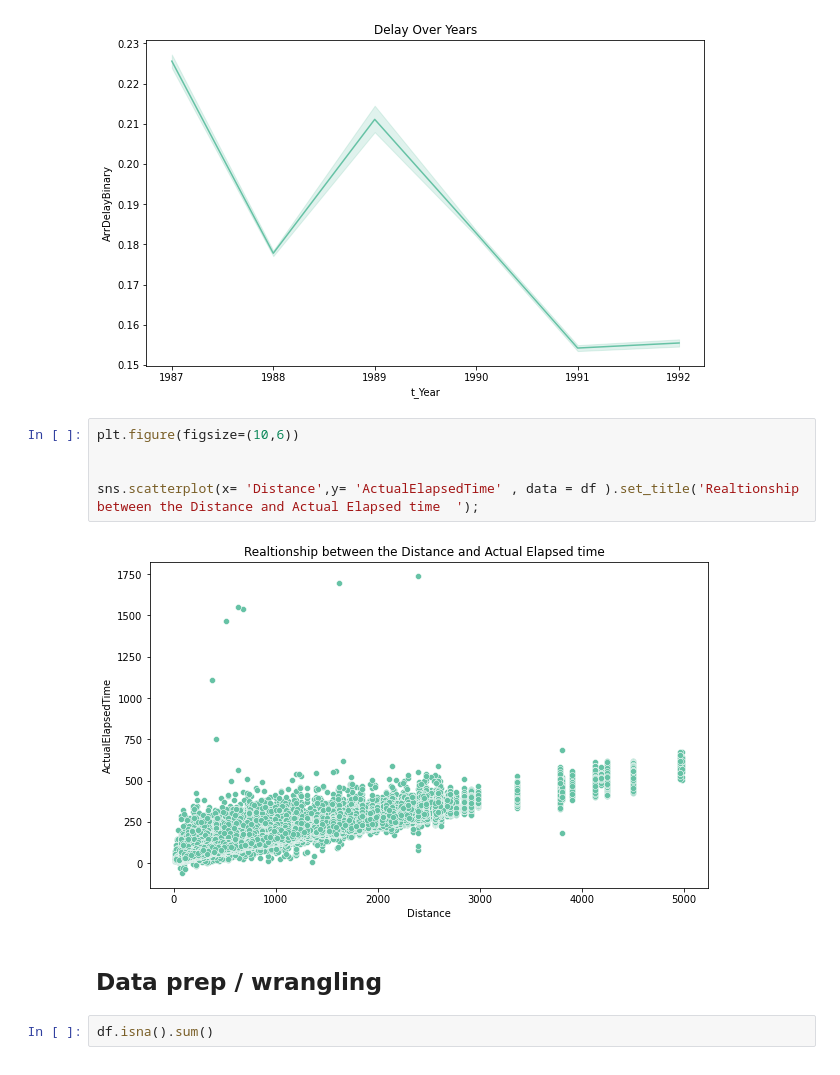
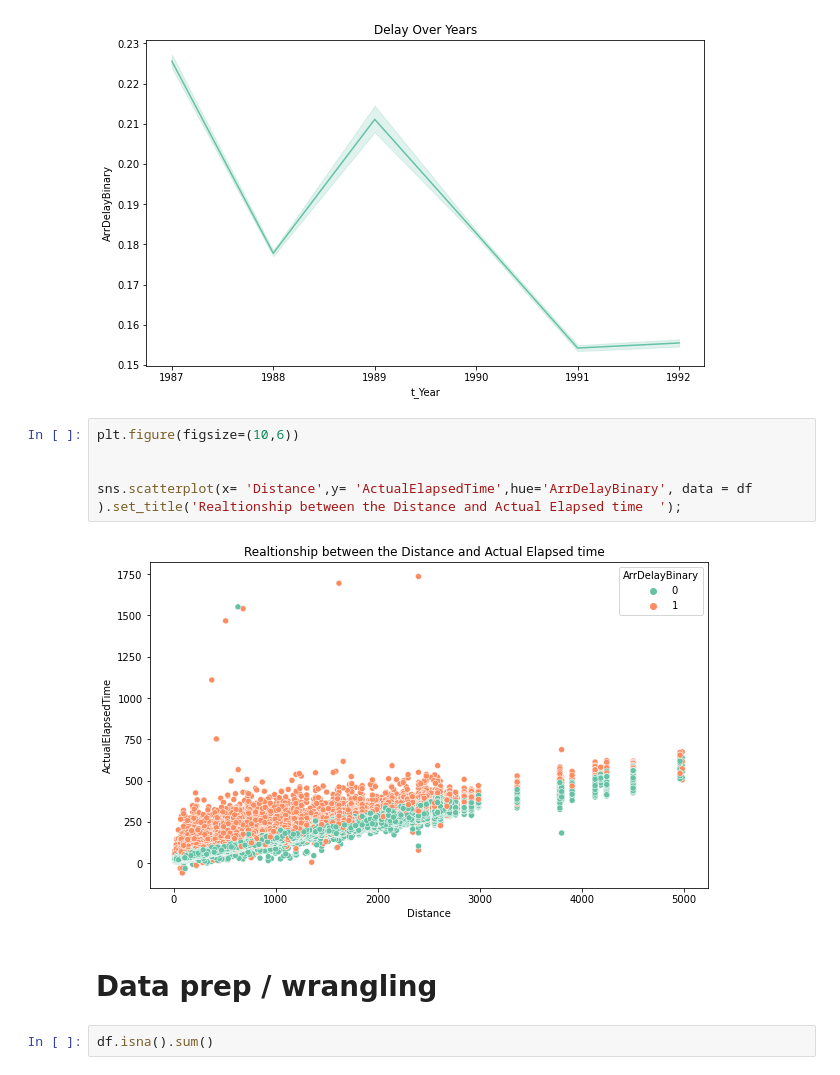
Before and after one commit to helah20/Machine_learning, a Jupyter notebook: 02_decision_tree_assingment.ipynb, the cells around one changed output. Cells and saved outputs as stored; diff of their text form.

```diff
--- a/02_decision_tree_assingment.ipynb
+++ b/02_decision_tree_assingment.ipynb
@@ -109,12 +111,12 @@ sns.lineplot(data=df, x= 't_Year', y='ArrDelayBinary').set_title('Delay Over Yea
 # %%
 plt.figure(figsize=(10,6))
 
 
-sns.scatterplot(x= 'Distance',y= 'ActualElapsedTime' , data = df ).set_title('Realtionship between the Distance and Actual Elapsed time  ');
+sns.scatterplot(x= 'Distance',y= 'ActualElapsedTime',hue='ArrDelayBinary', data = df ).set_title('Realtionship between the Distance and Actual Elapsed time  ');
 # %% [output]
-[figure, old version]
+[figure, new version]
 # %% [markdown]
-## Data prep / wrangling
+# Data prep / wrangling
 # %%
 df.isna().sum()
 # %% [output]
```
Also changed, not shown: parts of 9 cells of this notebook.
